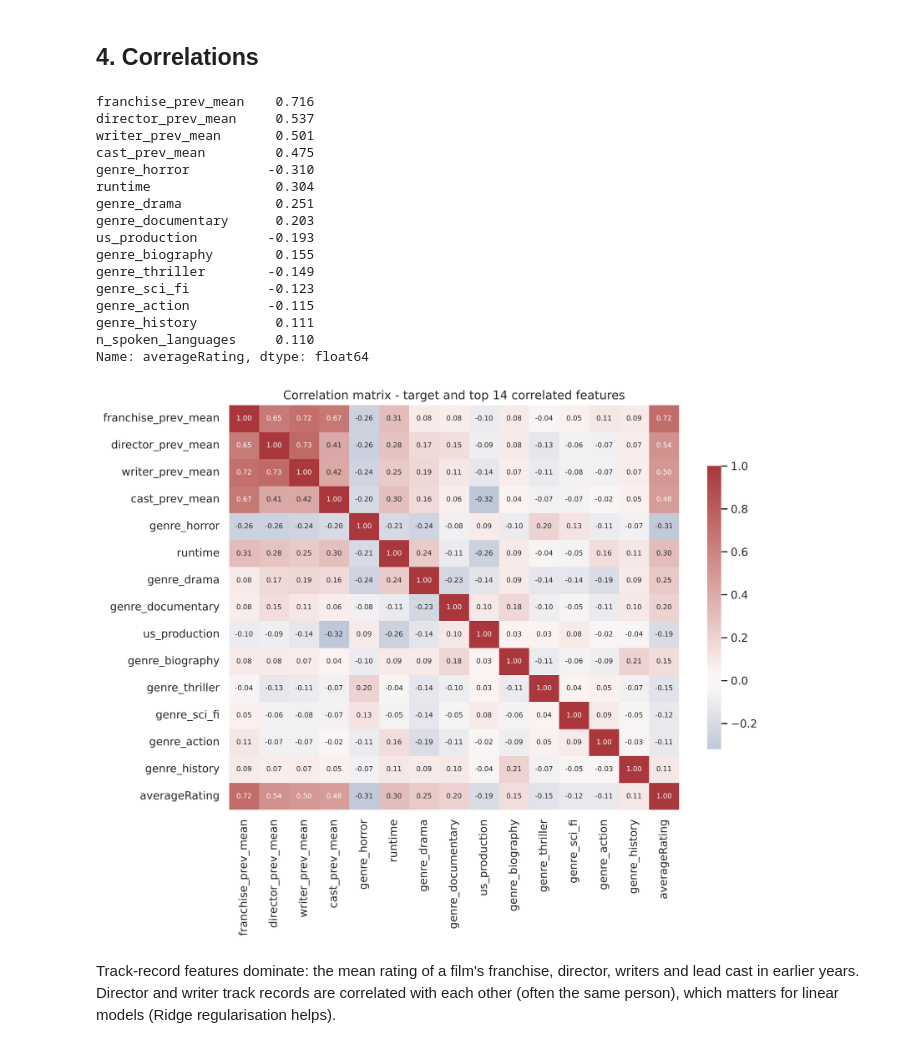
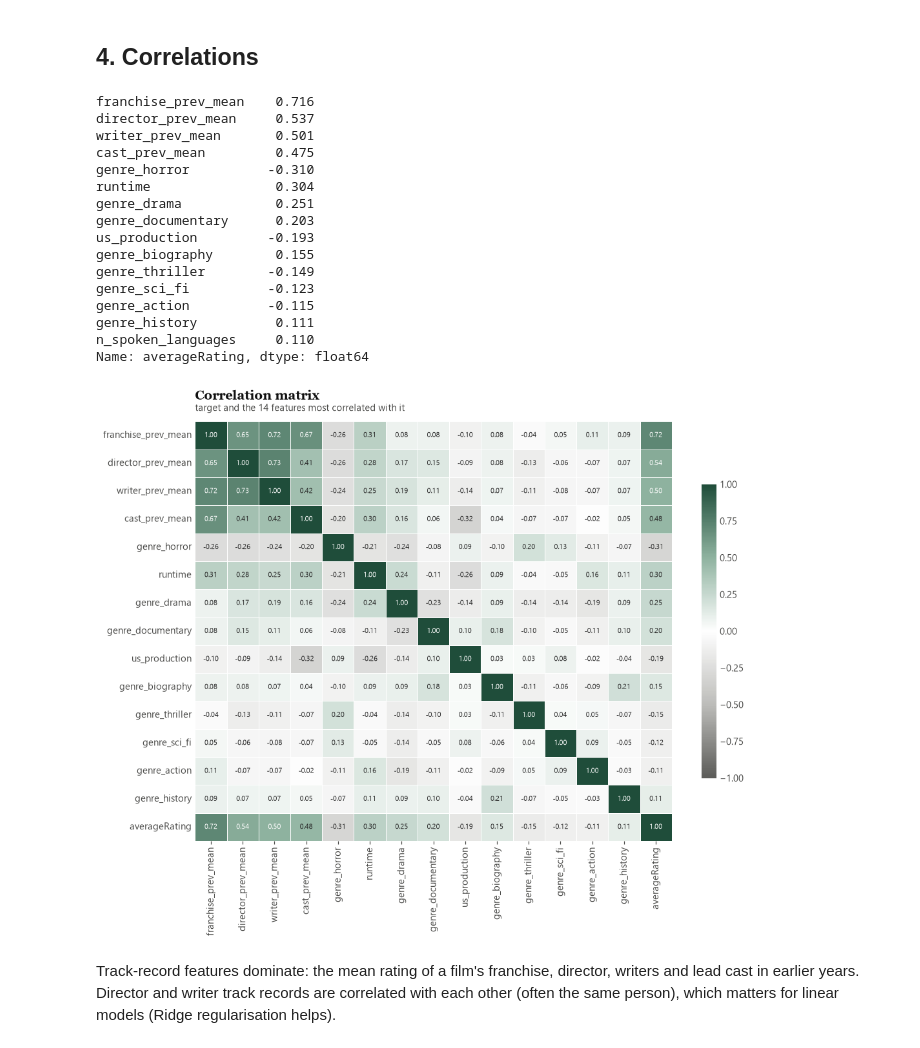
Before and after one commit to OwaisKamran/CineScore, a Jupyter notebook: notebooks/01_eda.ipynb, the cells around one changed output. Cells and saved outputs as stored; diff of their text form; code cells hidden in the pictures.

```diff
--- a/notebooks/01_eda.ipynb
+++ b/notebooks/01_eda.ipynb
@@ -16,7 +16,9 @@ import seaborn as sns
 ROOT = Path.cwd().parent if Path.cwd().name == "notebooks" else Path.cwd()
 FIG = ROOT / "reports" / "figures"
 FIG.mkdir(parents=True, exist_ok=True)
-sns.set_theme(style="whitegrid", context="notebook")
+from cinescore_style import ACCENT, BOX, GREY, INK, LIGHT, MUTED, apply_style, title
+
+apply_style()  # one shared chart style (same colours as the web apps), see cinescore_style.py
 
 df = pd.read_parquet(ROOT / "data" / "processed" / "features.parquet")
 print(df.shape)
@@ -142,32 +155,33 @@ and KNN models the features are standardised inside the Pipeline.
 # %%
 num = df.select_dtypes("number")
 corr_t = num.corr()["averageRating"].drop("averageRating").sort_values(key=abs, ascending=False)
 print(corr_t.head(15).round(3))
 
 top = corr_t.abs().head(14).index.tolist() + ["averageRating"]
 fig, ax = plt.subplots(figsize=(10, 8))
-sns.heatmap(num[top].corr(), cmap="vlag", center=0, annot=True, fmt=".2f",
-            annot_kws={"size": 7}, ax=ax, cbar_kws={"shrink": .7})
-ax.set_title("Correlation matrix - target and top 14 correlated features")
+sns.heatmap(num[top].corr(), cmap="cinescore_div", center=0, vmin=-1, vmax=1, annot=True, fmt=".2f",
+            annot_kws={"size": 7}, linewidths=.5, linecolor="white", ax=ax, cbar_kws={"shrink": .7})
+ax.grid(False)
+title(ax, "Correlation matrix", "target and the 14 features most correlated with it")
 save("05_correlation_heatmap")
 # %% [output]
 franchise_prev_mean    0.716
 director_prev_mean     0.537
 writer_prev_mean       0.501
 cast_prev_mean         0.475
 genre_horror          -0.310
 runtime                0.304
 genre_drama            0.251
 genre_documentary      0.203
 us_production         -0.193
 genre_biography        0.155
 genre_thriller        -0.149
 genre_sci_fi          -0.123
 genre_action          -0.115
 genre_history          0.111
 n_spoken_languages     0.110
 Name: averageRating, dtype: float64
-[figure, old version]
+[figure, new version]
 # %% [markdown]
 Track-record features dominate: the mean rating of a film's franchise, director, writers and
 lead cast in earlier years. Director and writer track records are correlated with each other
```
Also changed, not shown: parts of 7 cells of this notebook, 19 other files.
